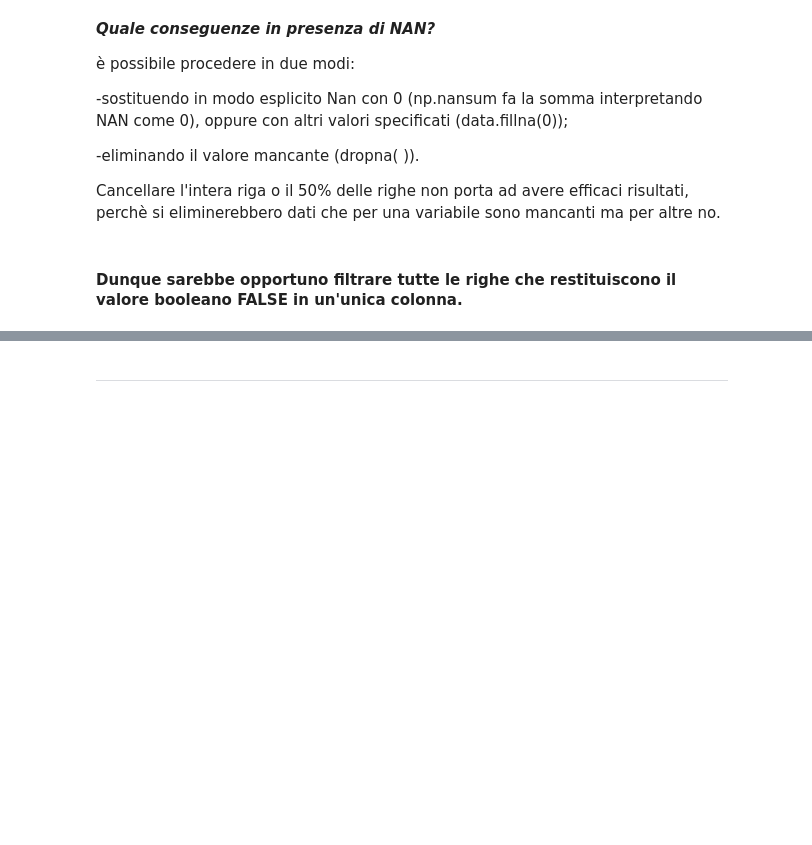
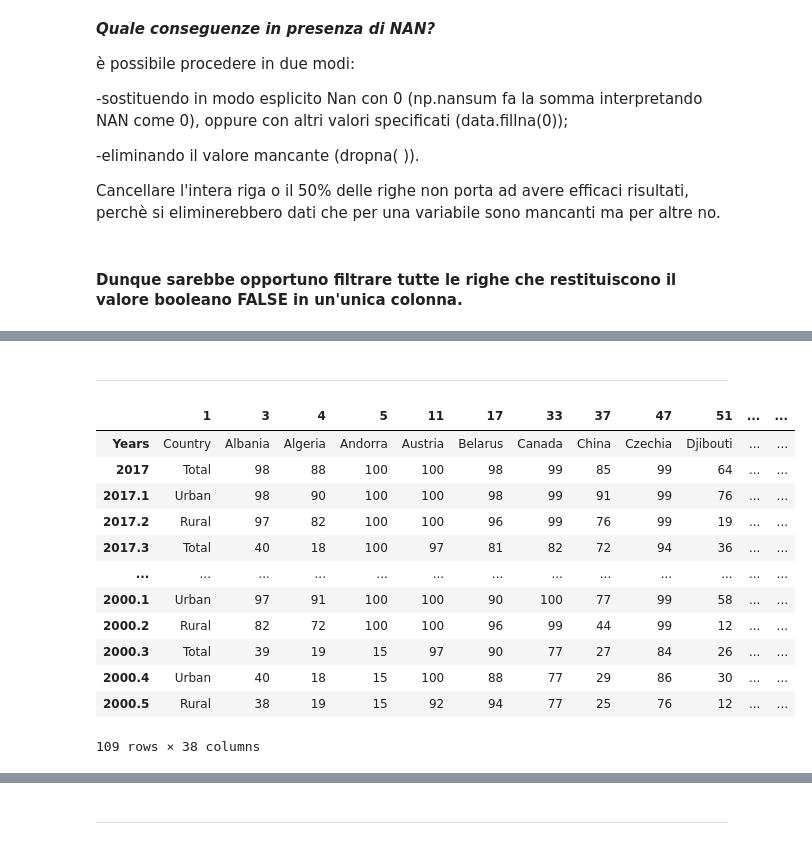
Before and after one commit to FRANCE2011/Uni-github, a Jupyter notebook: Sanitation and Global Health.ipynb, the cells around one changed output, grey strips where cells are left out. Drawn from its saved outputs; the diff is of its cells as text; code cells hidden in the pictures; blank space fills up the shorter version.

```diff
--- a/Sanitation and Global Health.ipynb
+++ b/Sanitation and Global Health.ipynb
@@ -366,0 +244,19 @@ df_sanitation
+# %% [markdown]
+***
+# %%
+tabella = new.transpose()  # utilizzo la funzione 'Trasposta' per una nuova visualizzazione del dataframe, composto da 38 Stati come colonne e 109 righe riferite gli anni
+tabella
+# %% [output]
+|  | 1 | 3 | 4 | 5 | 11 | 17 | 33 | 37 | 47 | 51 | ... | ... |
+| Years | Country | Albania | Algeria | Andorra | Austria | Belarus | Canada | China | Czechia | Djibouti | ... | ... |
+| 2017 | Total | 98 | 88 | 100 | 100 | 98 | 99 | 85 | 99 | 64 | ... | ... |
+| 2017.1 | Urban | 98 | 90 | 100 | 100 | 98 | 99 | 91 | 99 | 76 | ... | ... |
+| 2017.2 | Rural | 97 | 82 | 100 | 100 | 96 | 99 | 76 | 99 | 19 | ... | ... |
+| 2017.3 | Total | 40 | 18 | 100 | 97 | 81 | 82 | 72 | 94 | 36 | ... | ... |
+| ... | ... | ... | ... | ... | ... | ... | ... | ... | ... | ... | ... | ... |
+| 2000.1 | Urban | 97 | 91 | 100 | 100 | 90 | 100 | 77 | 99 | 58 | ... | ... |
+| 2000.2 | Rural | 82 | 72 | 100 | 100 | 96 | 99 | 44 | 99 | 12 | ... | ... |
+| 2000.3 | Total | 39 | 19 | 15 | 97 | 90 | 77 | 27 | 84 | 26 | ... | ... |
+| 2000.4 | Urban | 40 | 18 | 15 | 100 | 88 | 77 | 29 | 86 | 30 | ... | ... |
+| 2000.5 | Rural | 38 | 19 | 15 | 92 | 94 | 77 | 25 | 76 | 12 | ... | ... |
+109 rows × 38 columns
```
Also changed, not shown: parts of 31 cells of this notebook.
